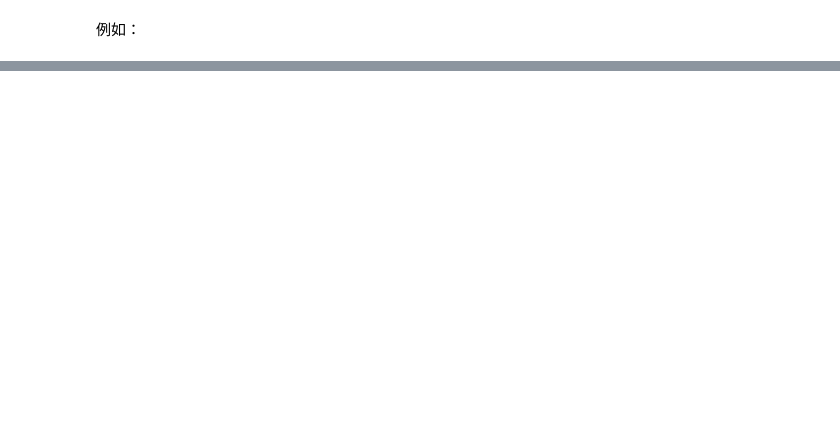
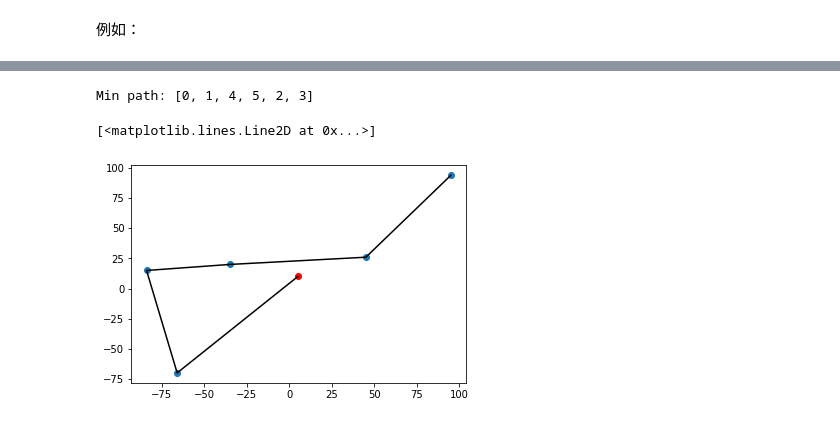
Before and after one commit to huakeda1/AI_For_NLP, a Jupyter notebook: Lesson04-DaynamicProgramming/Assignment-04.ipynb, the cells around one changed output, grey strips where cells are left out. Saved outputs shown, nothing was run; the diff lists cells and outputs as text; code cells hidden in the pictures; blank space fills up the shorter version.

```diff
--- a/Lesson04-DaynamicProgramming/Assignment-04.ipynb
+++ b/Lesson04-DaynamicProgramming/Assignment-04.ipynb
@@ -145,0 +126,12 @@ get_path(path_list)
+# %%
+# 随机选择起点坐标
+point_list = [(x, y) for x, y in zip(latitudes, longitude)]
+point_list.insert(0, chosen_p)
+point_array = np.array(point_list)
+
+# 计算所有坐标点的距离矩阵
+dist = np.zeros((point_array.shape[0], point_array.shape[0]))
+for i in range(point_array.shape[0]):
+    for j in range(point_array.shape[0]):
+        dist[i, j] = sqrt(np.sum((point_array[i, :] - point_array[j, :]) ** 2))
+print('dist matrix init:\n', dist)
@@ -145,0 +175,7 @@ get_path(path_list)
+# %%
+# 定义遍历坐标点的flag数组，已遍历的点flag为1
+init_site_list = np.zeros(point_array.shape[0], dtype=int)
+init_site_list[0] = 1
+solution = defaultdict()
+result = TSP(0, init_site_list)
+print('Min distance: %.2f' % result)
@@ -165,0 +204,29 @@ defaultdict(tuple,
+# %%
+# 解析Solution
+def parse_solution(start, site_list, solution):
+    if all(e == 1 for e in site_list):
+        return [start]
+
+    key = (str(start), ''.join(str(e) for e in site_list))
+    next_point = solution[key]
+
+    site_list[next_point] = 1
+    next_key = (str(next_point), ''.join(str(e) for e in site_list))
+    return parse_solution(next_point, site_list, solution) + [start]
+# %%
+init_site_list = np.zeros(point_array.shape[0], dtype=int)
+init_site_list[0] = 1
+min_path = parse_solution(0, init_site_list, solution)[::-1]
+print('Min path:', min_path)
+# %% [output]
+Min path: [0, 1, 4, 5, 2, 3]
+# %%
+# 可视化展示结果
+plt.scatter(latitudes, longitude)
+plt.scatter([chosen_p[0]], [chosen_p[1]], color='r')
+x = [point_array[point][0] for point in min_path]
+y = [point_array[point][1] for point in min_path]
+plt.plot(x, y, color='black')
+# %% [output]
+[<matplotlib.lines.Line2D at 0x...>]
+[figure, added]
```
Also changed, not shown: parts of 23 cells of this notebook, 46 other files.
